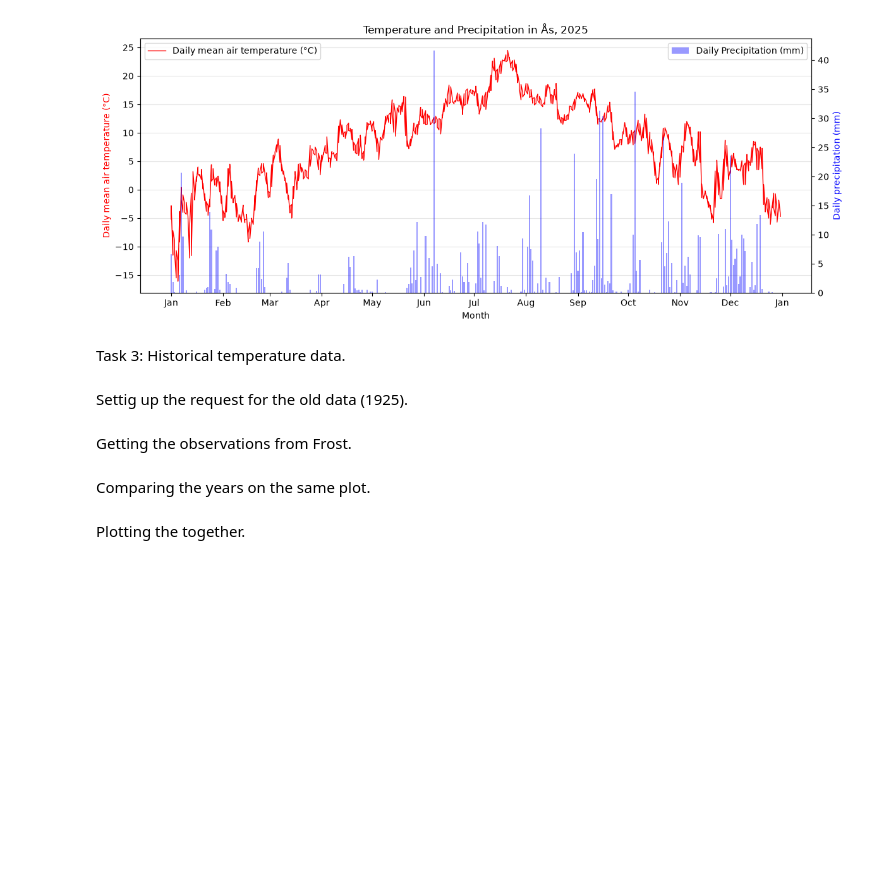
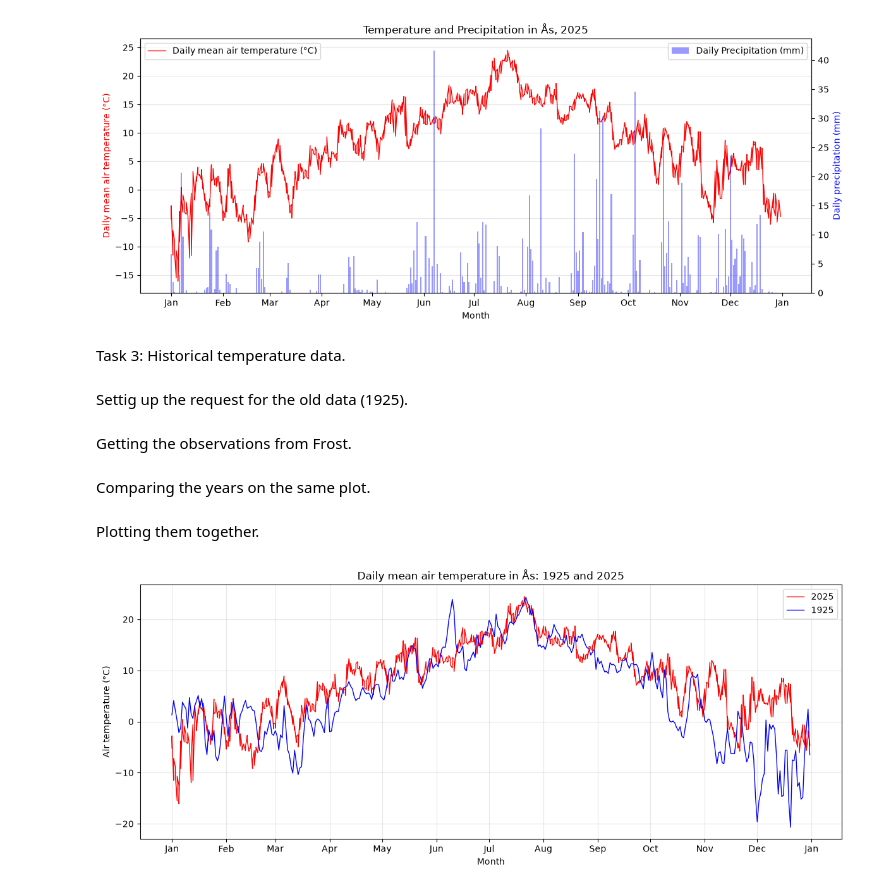
Before and after one commit to hagsetolav-lgtm/Deliverable_1, a Jupyter notebook: Deliverable_1.ipynb, the cells around one changed output. Saved outputs shown, nothing was run; the diff lists cells and outputs as text; code cells hidden in the pictures; blank space fills up the shorter version.

Commit message:
Finished plot

```diff
--- a/Deliverable_1.ipynb
+++ b/Deliverable_1.ipynb
@@ -239,4 +239,37 @@ historical_plot_dates: list[datetime] = [
     for date in historical_dates
 ]
 # %% [markdown]
-Plotting the together.
+Plotting them together.
+# %%
+fig, ax = plt.subplots(figsize=(12, 5))
+
+ax.plot(
+    dates,
+    temperatures,
+    label="2025",
+    color="red",
+    linewidth=1.0,
+)
+
+ax.plot(
+    historical_plot_dates,
+    historical_temperatures,
+    label="1925",
+    color="blue",
+    linewidth=1.0,
+)
+
+ax.set_title("Daily mean air temperature in Ås: 1925 and 2025")
+ax.set_xlabel("Month")
+ax.set_ylabel("Air temperature (°C)")
+
+ax.xaxis.set_major_locator(mdates.MonthLocator())
+ax.xaxis.set_major_formatter(mdates.DateFormatter("%b"))
+
+ax.legend()
+ax.grid(True, alpha=0.3)
+
+fig.tight_layout()
+plt.show()
+# %% [output]
+[figure, added]
```
